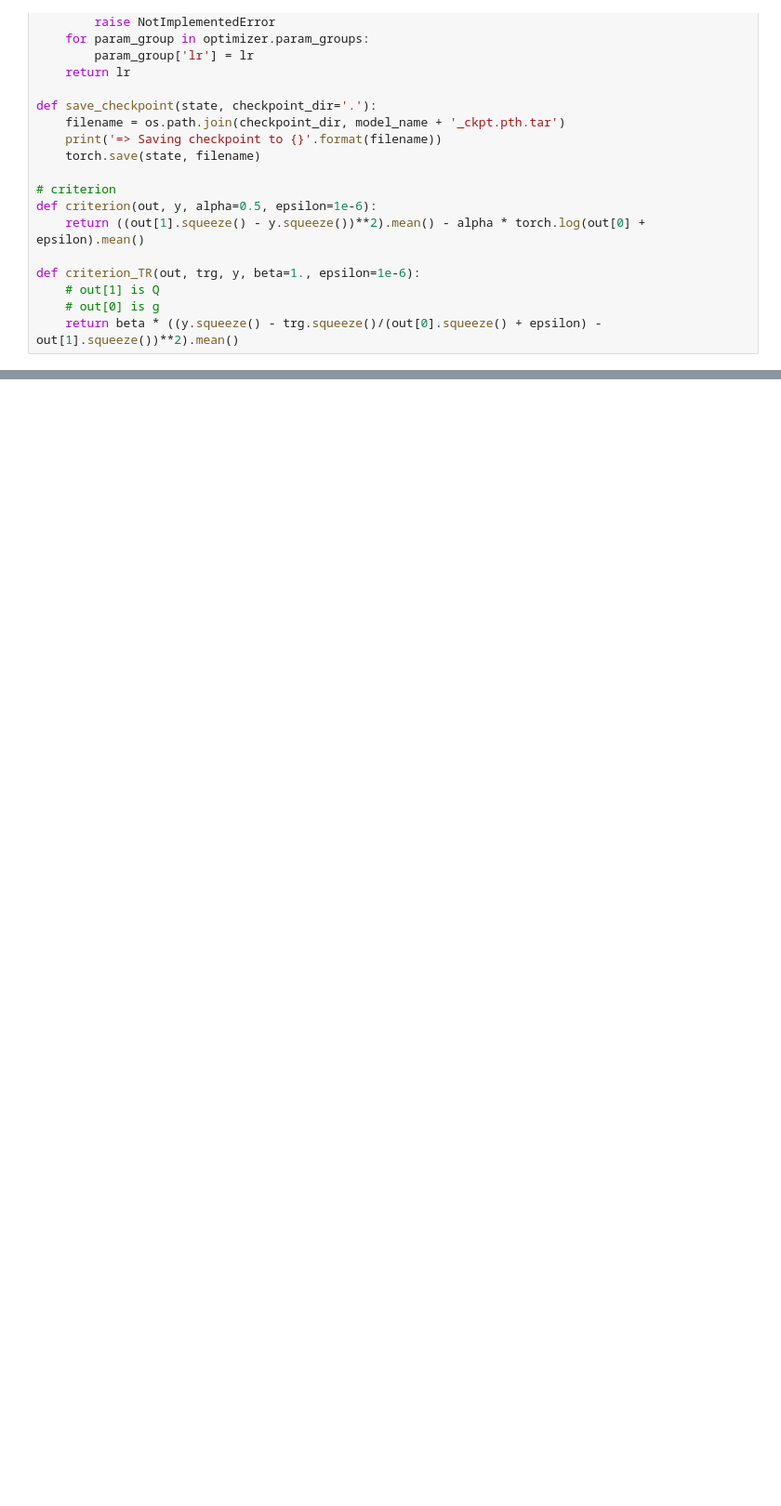
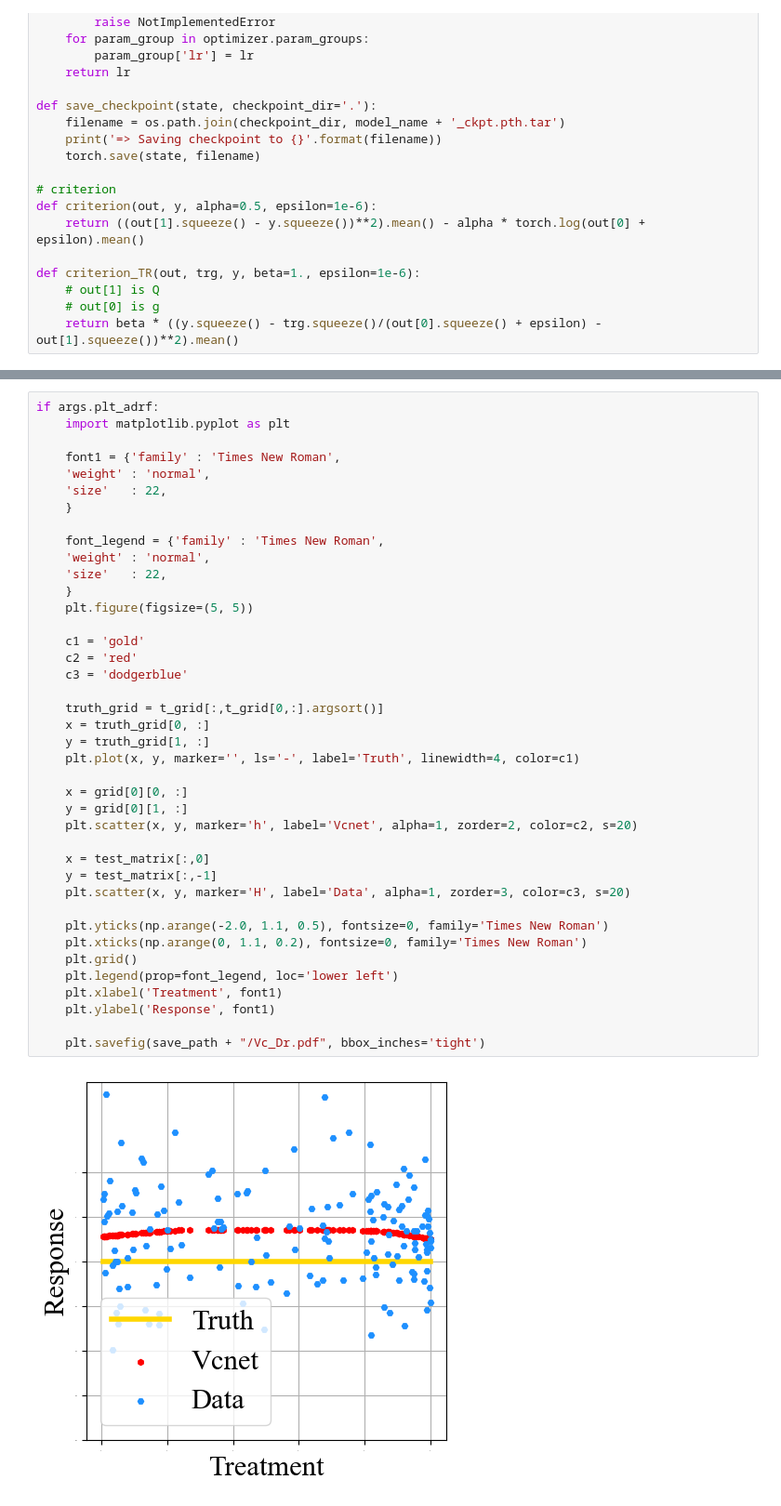
Before and after one commit to yanyuchen/causal_net_test, a Jupyter notebook: Untitled.ipynb, the cells around one changed output, grey strips where cells are left out. Shown at 93% size. Drawn from its saved outputs; the diff is of its cells as text; blank space fills up the shorter version.

```diff
--- a/Untitled.ipynb
+++ b/Untitled.ipynb
@@ -353,0 +261,42 @@ current test loss:  0.011964826844632626
+# %%
+if args.plt_adrf:
+    import matplotlib.pyplot as plt
+
+    font1 = {'family' : 'Times New Roman',
+    'weight' : 'normal',
+    'size'   : 22,
+    }
+
+    font_legend = {'family' : 'Times New Roman',
+    'weight' : 'normal',
+    'size'   : 22,
+    }
+    plt.figure(figsize=(5, 5))
+
+    c1 = 'gold'
+    c2 = 'red'
+    c3 = 'dodgerblue'
+
+    truth_grid = t_grid[:,t_grid[0,:].argsort()]
+    x = truth_grid[0, :]
+    y = truth_grid[1, :]
+    plt.plot(x, y, marker='', ls='-', label='Truth', linewidth=4, color=c1)
+
+    x = grid[0][0, :]
+    y = grid[0][1, :]
+    plt.scatter(x, y, marker='h', label='Vcnet', alpha=1, zorder=2, color=c2, s=20)
+
+    x = test_matrix[:,0]
+    y = test_matrix[:,-1]
+    plt.scatter(x, y, marker='H', label='Data', alpha=1, zorder=3, color=c3, s=20)
+
+    plt.yticks(np.arange(-2.0, 1.1, 0.5), fontsize=0, family='Times New Roman')
+    plt.xticks(np.arange(0, 1.1, 0.2), fontsize=0, family='Times New Roman')
+    plt.grid()
+    plt.legend(prop=font_legend, loc='lower left')
+    plt.xlabel('Treatment', font1)
+    plt.ylabel('Response', font1)
+
+    plt.savefig(save_path + "/Vc_Dr.pdf", bbox_inches='tight')
+# %% [output]
+[figure, added]
```
Also changed, not shown: parts of 25 cells of this notebook, 35 other files.
